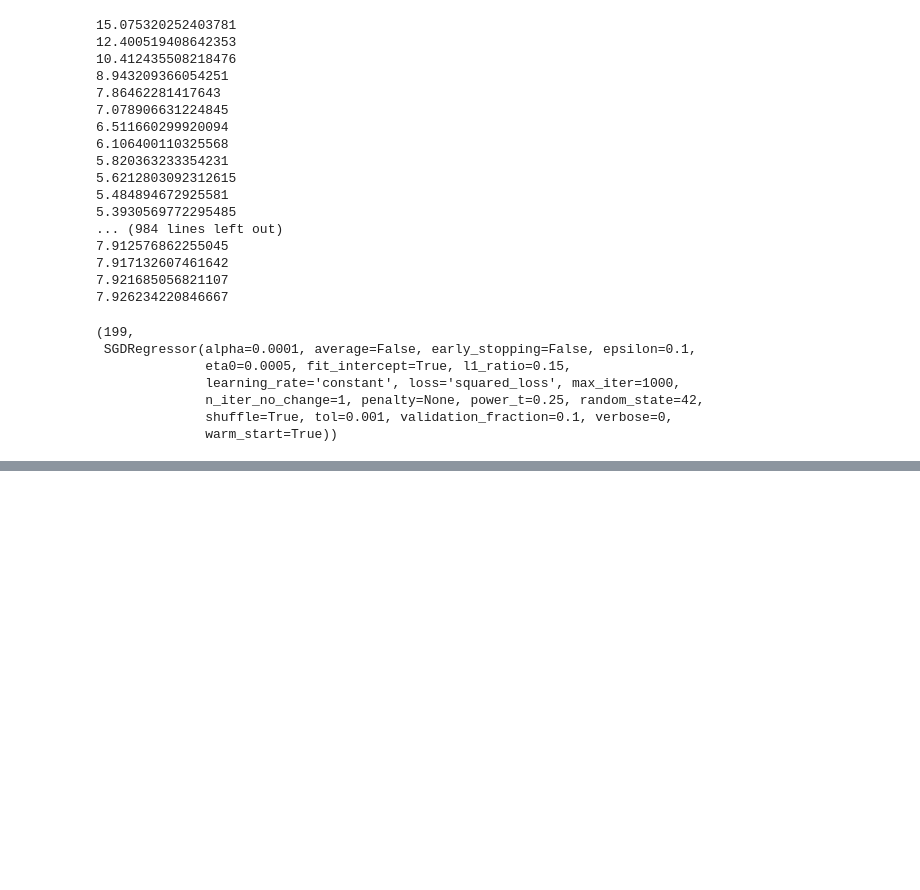
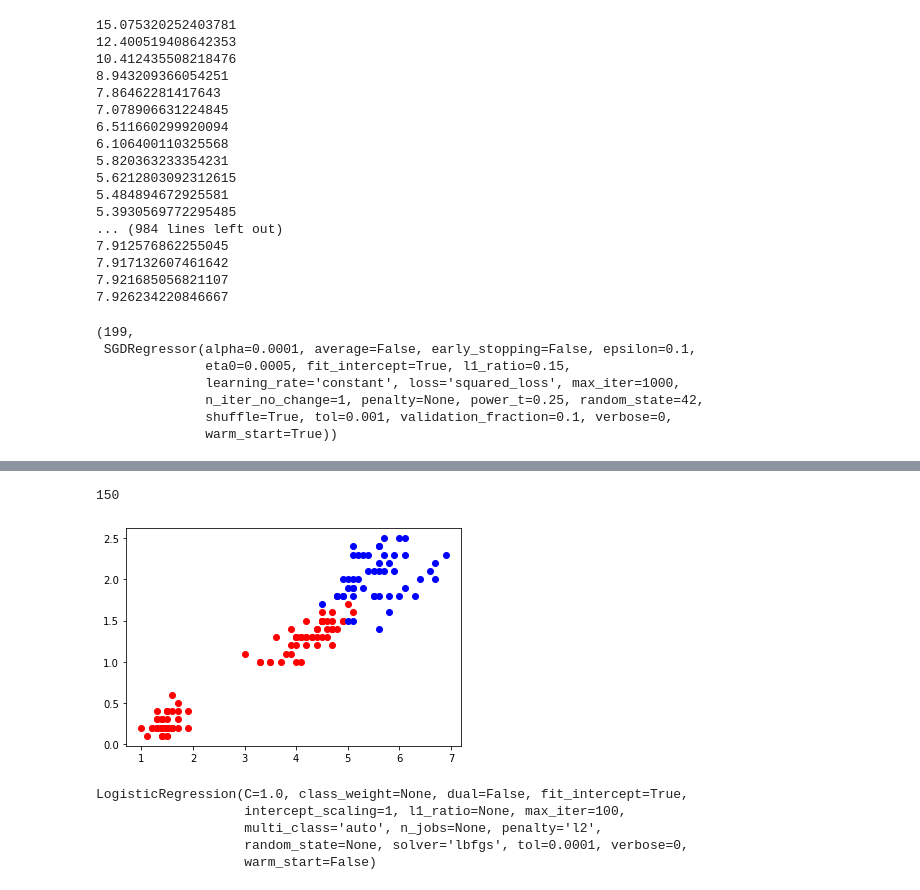
Before and after one commit to NII-o9i2/Scikit-Learn-Machine_Learning-examples, a Jupyter notebook: chapter4_training/training.ipynb, the cells around one changed output, grey strips where cells are left out. Drawn from its saved outputs; the diff is of its cells as text; code cells hidden in the pictures; blank space fills up the shorter version.

```diff
--- a/chapter4_training/training.ipynb
+++ b/chapter4_training/training.ipynb
@@ -225,0 +279,24 @@ best_epoch,best_model
+# %%
+x2 = iris["data"][:,2:]
+# %%
+len(x2)
+# %% [output]
+150
+# %%
+for ii in range(len(x2)):
+    if y[ii]== 0:
+        plt.scatter(x2[ii,0],x2[ii,1],c= 'red')
+    else:
+        plt.scatter(x2[ii,0],x2[ii,1],c = 'blue')
+plt.show()
+# %% [output]
+[figure, added]
+# %%
+log_reg2 = LogisticRegression()
+log_reg2.fit(x2,y)
+# %% [output]
+LogisticRegression(C=1.0, class_weight=None, dual=False, fit_intercept=True,
+                   intercept_scaling=1, l1_ratio=None, max_iter=100,
+                   multi_class='auto', n_jobs=None, penalty='l2',
+                   random_state=None, solver='lbfgs', tol=0.0001, verbose=0,
+                   warm_start=False)
```
Also changed, not shown: parts of 16 cells of this notebook.
